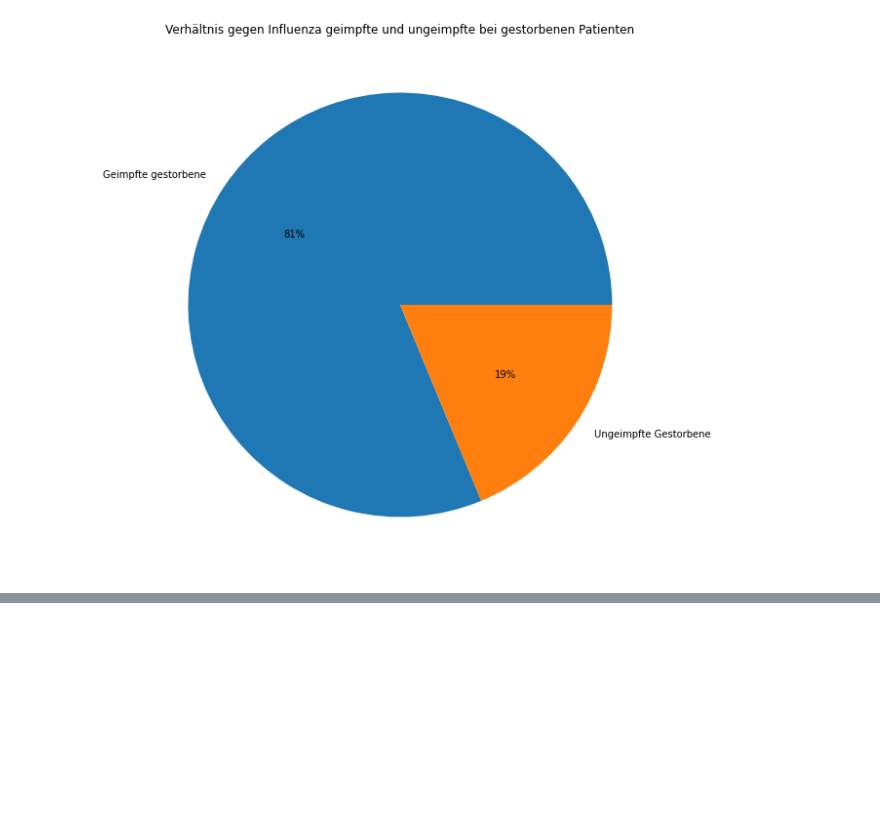
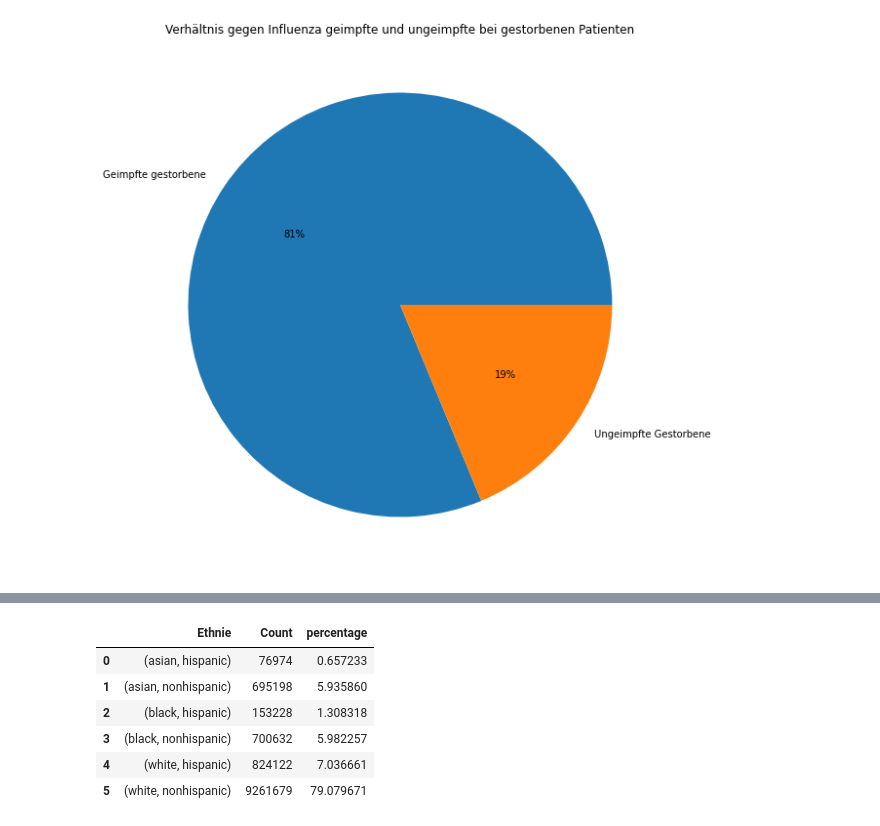
Before and after one commit to Fuenfgeld/DMA2022DataProjectA, a Jupyter notebook: analyse.ipynb, the cells around one changed output, grey strips where cells are left out. Cells and saved outputs as stored; diff of their text form; code cells hidden in the pictures; blank space fills up the shorter version.

```diff
--- a/analyse.ipynb
+++ b/analyse.ipynb
@@ -200,0 +236,11 @@ Die Ergebnisse könnten vermuten lassen, dass die sterbewahrscheinlichkeit mit e
+# %%
+df_ethnien_alle_counted["percentage"] = (df_ethnien_alle_counted.Count / df_ethnien_alle_counted.Count.sum()) * 100
+df_ethnien_alle_counted
+# %% [output]
+|  | Ethnie | Count | percentage |
+| 0 | (asian, hispanic) | 76974 | 0.657233 |
+| 1 | (asian, nonhispanic) | 695198 | 5.935860 |
+| 2 | (black, hispanic) | 153228 | 1.308318 |
+| 3 | (black, nonhispanic) | 700632 | 5.982257 |
+| 4 | (white, hispanic) | 824122 | 7.036661 |
+| 5 | (white, nonhispanic) | 9261679 | 79.079671 |
```
Also changed, not shown: parts of 17 cells of this notebook.
